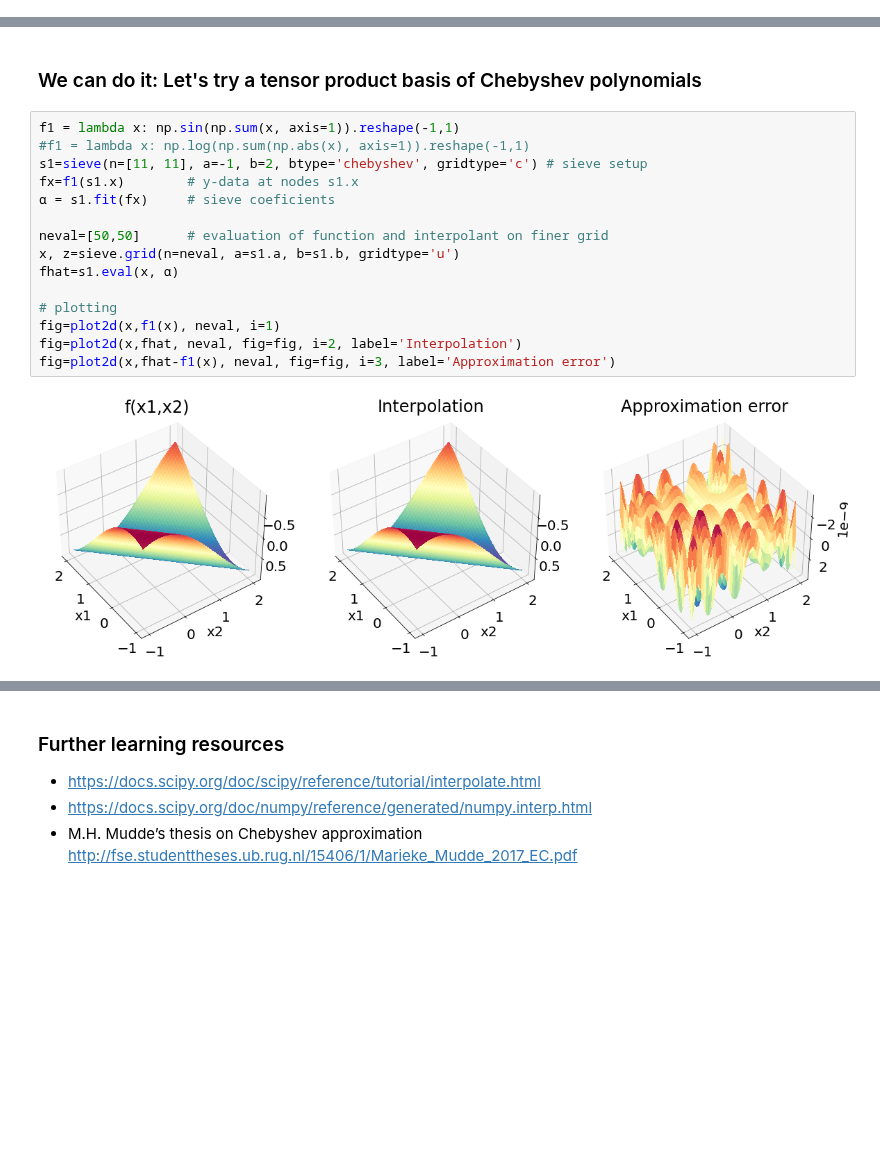
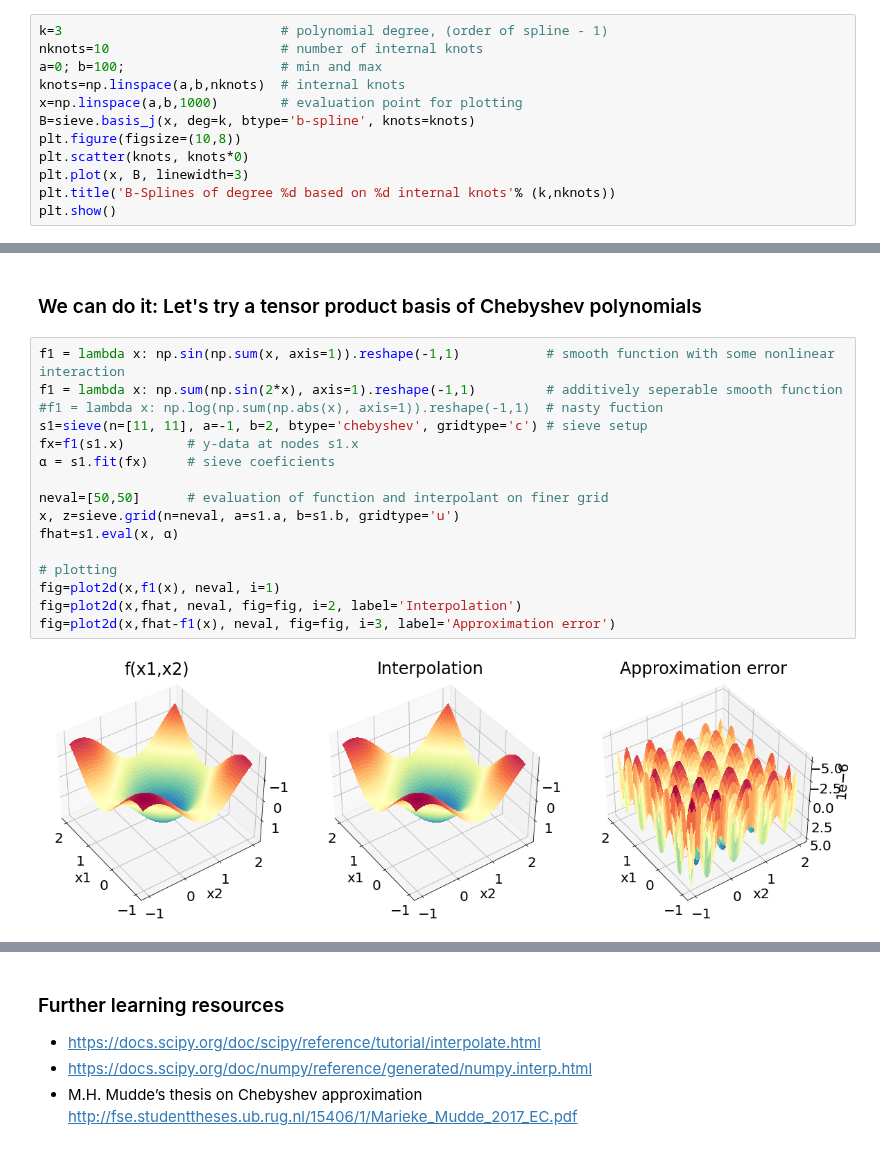
Before and after one commit to bschjerning/dp_ucph, a Jupyter notebook: 1_theory_tools/05_interpolation.ipynb, the cells around one changed output, grey strips where cells are left out. Saved outputs shown, nothing was run; the diff lists cells and outputs as text; blank space fills up the shorter version.

Commit message:
New version of lecture on interpolation. Added B-splines and elaborated more on multidimensional integration.

```diff
--- a/1_theory_tools/05_interpolation.ipynb
+++ b/1_theory_tools/05_interpolation.ipynb
@@ -399,0 +464,12 @@ plot1d(None, x1, None, fhat, label='Polynomial extrapolation', color='g') # use
+# %%
+k=3                            # polynomial degree, (order of spline - 1)
+nknots=10                      # number of internal knots
+a=0; b=100;                    # min and max
+knots=np.linspace(a,b,nknots)  # internal knots
+x=np.linspace(a,b,1000)        # evaluation point for plotting
+B=sieve.basis_j(x, deg=k, btype='b-spline', knots=knots)
+plt.figure(figsize=(10,8))
+plt.scatter(knots, knots*0)
+plt.plot(x, B, linewidth=3)
+plt.title('B-Splines of degree %d based on %d internal knots'% (k,nknots))
+plt.show()
@@ -411,19 +500,20 @@ plot1d(None, x1, None, fhat, label='Polynomial extrapolation', color='g') # use
 # %% [markdown]
 ### We can do it: Let's try a tensor product basis of Chebyshev polynomials
 # %%
-f1 = lambda x: np.sin(np.sum(x, axis=1)).reshape(-1,1)
-#f1 = lambda x: np.log(np.sum(np.abs(x), axis=1)).reshape(-1,1)
+f1 = lambda x: np.sin(np.sum(x, axis=1)).reshape(-1,1)           # smooth function with some nonlinear interaction
+f1 = lambda x: np.sum(np.sin(2*x), axis=1).reshape(-1,1)         # additively seperable smooth function
+#f1 = lambda x: np.log(np.sum(np.abs(x), axis=1)).reshape(-1,1)  # nasty fuction
 s1=sieve(n=[11, 11], a=-1, b=2, btype='chebyshev', gridtype='c') # sieve setup
 fx=f1(s1.x)        # y-data at nodes s1.x
 α = s1.fit(fx)     # sieve coeficients
 
 neval=[50,50]      # evaluation of function and interpolant on finer grid
 x, z=sieve.grid(n=neval, a=s1.a, b=s1.b, gridtype='u')
 fhat=s1.eval(x, α)
 
 # plotting
 fig=plot2d(x,f1(x), neval, i=1)
 fig=plot2d(x,fhat, neval, fig=fig, i=2, label='Interpolation')
 fig=plot2d(x,fhat-f1(x), neval, fig=fig, i=3, label='Approximation error')
 # %% [output]
-[figure, old version]
+[figure, new version]
```
Also changed, not shown: parts of 40 cells of this notebook, 1 other file.
